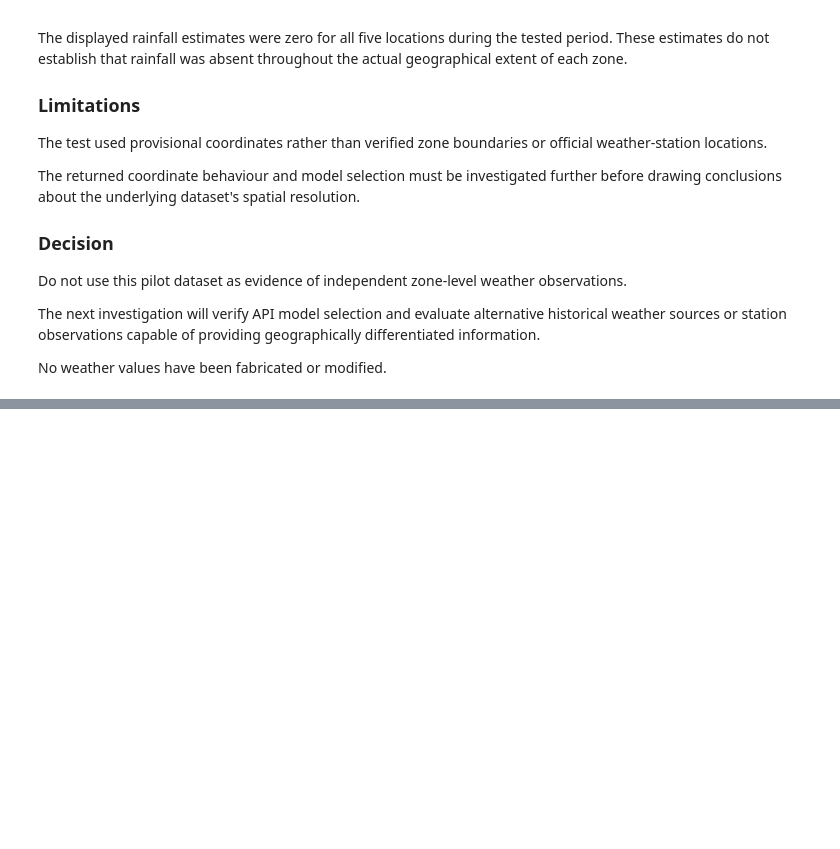
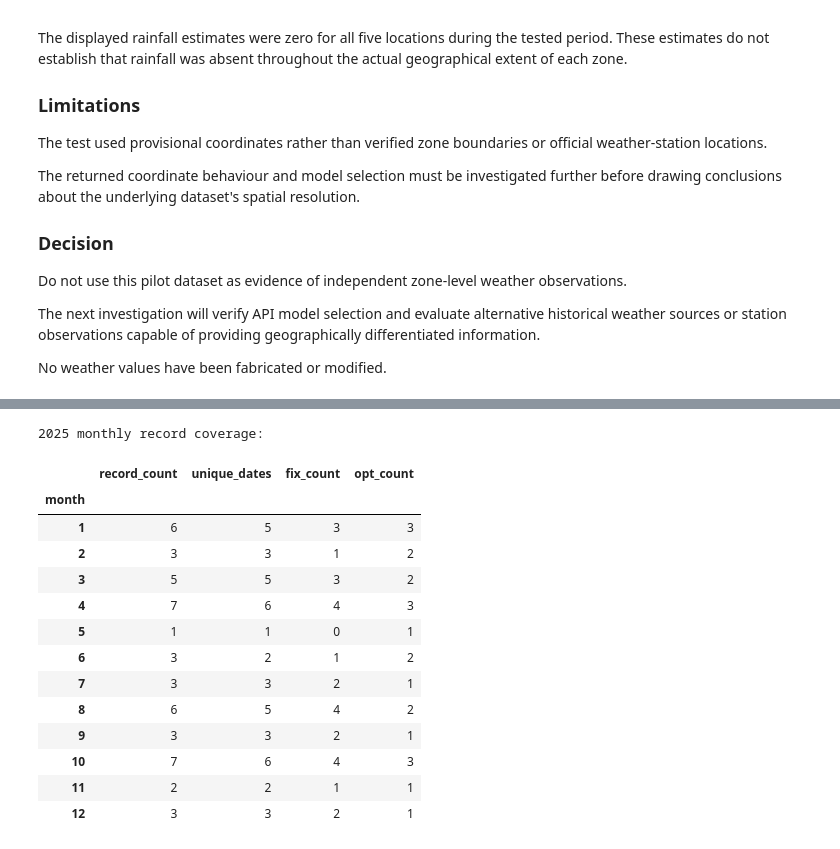
Before and after one commit to Venkatpotla33/AI-Enhanced-Hyperlocal-Food-Demand-Forecasting, a Jupyter notebook: notebooks/04_live_contextual_data_collection_and_integration.ipynb, the cells around one changed output, grey strips where cells are left out. Drawn from its saved outputs; the diff is of its cells as text; code cells hidden in the pictures; blank space fills up the shorter version.

```diff
--- a/notebooks/04_live_contextual_data_collection_and_integration.ipynb
+++ b/notebooks/04_live_contextual_data_collection_and_integration.ipynb
@@ -4183,0 +7383,11 @@ No weather values have been fabricated or modified.
+# %%
+# Display complete names for the nine flagged entries.
+
+pd.set_option("display.max_colwidth", None)
+pd.set_option("display.width", 200)
+
+display(
+    notes_df[
+        ["date", "holiday_name", "calendar_class", "source_url"]
+    ].to_string(index=False)
+)
@@ -4183,0 +7396,9 @@ No weather values have been fabricated or modified.
+# %%
+# Print each flagged record separately to avoid horizontal truncation.
+
+for _, row in notes_df.iterrows():
+    print("=" * 80)
+    print(f"Date          : {row['date']:%Y-%m-%d}")
+    print(f"Holiday name  : {row['holiday_name']}")
+    print(f"HTML class    : {row['calendar_class']}")
+    print(f"Source URL    : {row['source_url']}")
@@ -4183,0 +7423,56 @@ No weather values have been fabricated or modified.
+# %%
+# Investigate monthly coverage in the 2025 Telangana calendar.
+
+df_2025 = holidays_review_df[
+    holidays_review_df["year"] == 2025
+].copy()
+
+df_2025["month"] = df_2025["date"].dt.month
+
+month_summary = (
+    df_2025.groupby("month")
+    .agg(
+        record_count=("holiday_name", "size"),
+        unique_dates=("date", "nunique"),
+        fix_count=("calendar_class", lambda s: (s == "fix").sum()),
+        opt_count=("calendar_class", lambda s: (s == "opt").sum())
+    )
+    .reindex(range(1, 13), fill_value=0)
+)
+
+month_summary.index.name = "month"
+
+print("2025 monthly record coverage:")
+display(month_summary)
+
+print("\n2025 records by month:")
+for month in range(1, 13):
+    month_df = (
+        df_2025[df_2025["month"] == month]
+        .sort_values("date")
+    )
+
+    print(f"\nMonth {month:02d}: {len(month_df)} records")
+
+    for _, row in month_df.iterrows():
+        print(
+            f"{row['date']:%Y-%m-%d} | "
+            f"{row['calendar_class']} | "
+            f"{row['holiday_name']}"
+        )
+# %% [output]
+2025 monthly record coverage:
+|  | record_count | unique_dates | fix_count | opt_count |
+| month |  |  |  |  |
+| 1 | 6 | 5 | 3 | 3 |
+| 2 | 3 | 3 | 1 | 2 |
+| 3 | 5 | 5 | 3 | 2 |
+| 4 | 7 | 6 | 4 | 3 |
+| 5 | 1 | 1 | 0 | 1 |
+| 6 | 3 | 2 | 1 | 2 |
+| 7 | 3 | 3 | 2 | 1 |
+| 8 | 6 | 5 | 4 | 2 |
+| 9 | 3 | 3 | 2 | 1 |
+| 10 | 7 | 6 | 4 | 3 |
+| 11 | 2 | 2 | 1 | 1 |
+| 12 | 3 | 3 | 2 | 1 |
```
Also changed, not shown: parts of 38 cells of this notebook, 3 other files.
